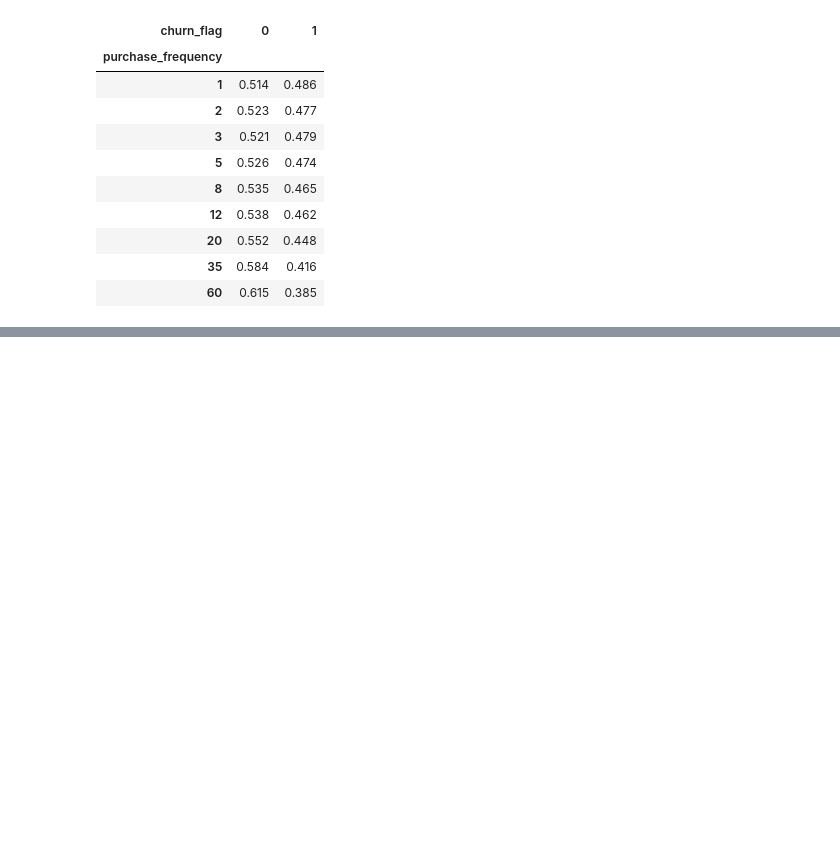
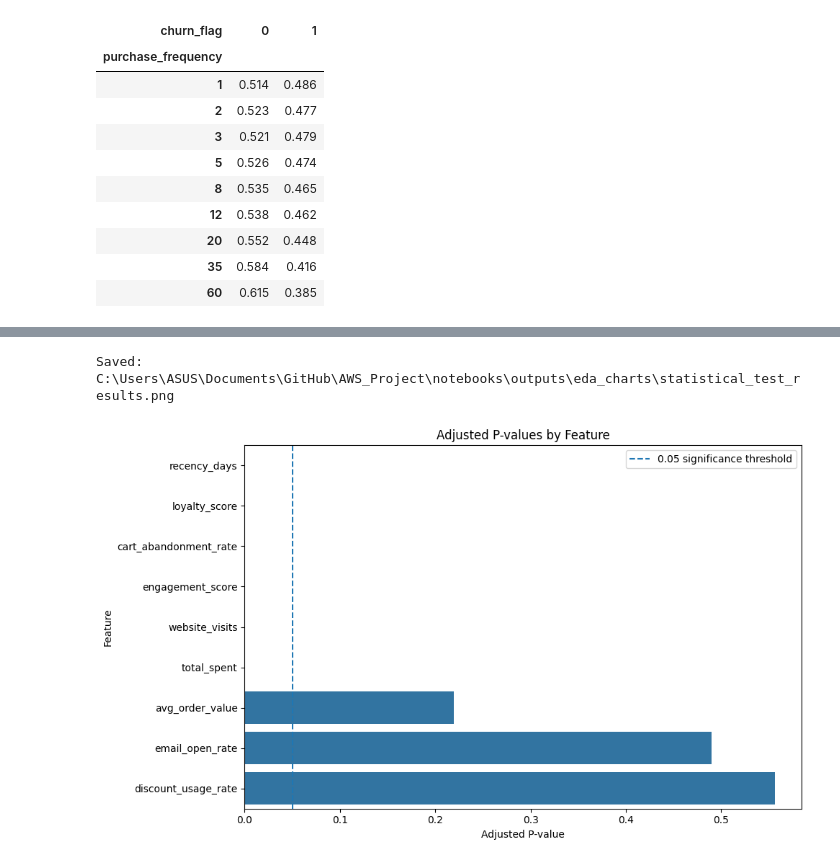
Before and after one commit to nehansa2003/AWS_Project, a Jupyter notebook: notebooks/EDA.ipynb, the cells around one changed output, grey strips where cells are left out. Cells and saved outputs as stored; diff of their text form; code cells hidden in the pictures; blank space fills up the shorter version.

```diff
--- a/notebooks/EDA.ipynb
+++ b/notebooks/EDA.ipynb
@@ -851,0 +1083,37 @@ Feature: purchase_frequency
+# %%
+
+if "test_results" in globals() and not test_results.empty:
+    plot_data = test_results.sort_values(
+        "Adjusted P Value",
+        ascending=True
+    ).copy()
+
+    fig, ax = plt.subplots(figsize=(10, 6))
+
+    sns.barplot(
+        data=plot_data,
+        x="Adjusted P Value",
+        y="Feature",
+        ax=ax
+    )
+
+    ax.axvline(
+        0.05,
+        linestyle="--",
+        label="0.05 significance threshold"
+    )
+
+    ax.set_title("Adjusted P-values by Feature")
+    ax.set_xlabel("Adjusted P-value")
+    ax.set_ylabel("Feature")
+    ax.legend()
+
+    fig.tight_layout()
+    save_chart("statistical_test_results.png")
+    plt.show()
+    plt.close(fig)
+else:
+    print("Run the statistical testing cell first.")
+# %% [output]
+Saved: C:\Users\ASUS\Documents\GitHub\AWS_Project\notebooks\outputs\eda_charts\statistical_test_results.png
+[figure, added]
```
Also changed, not shown: parts of 9 cells of this notebook, 30 other files.
